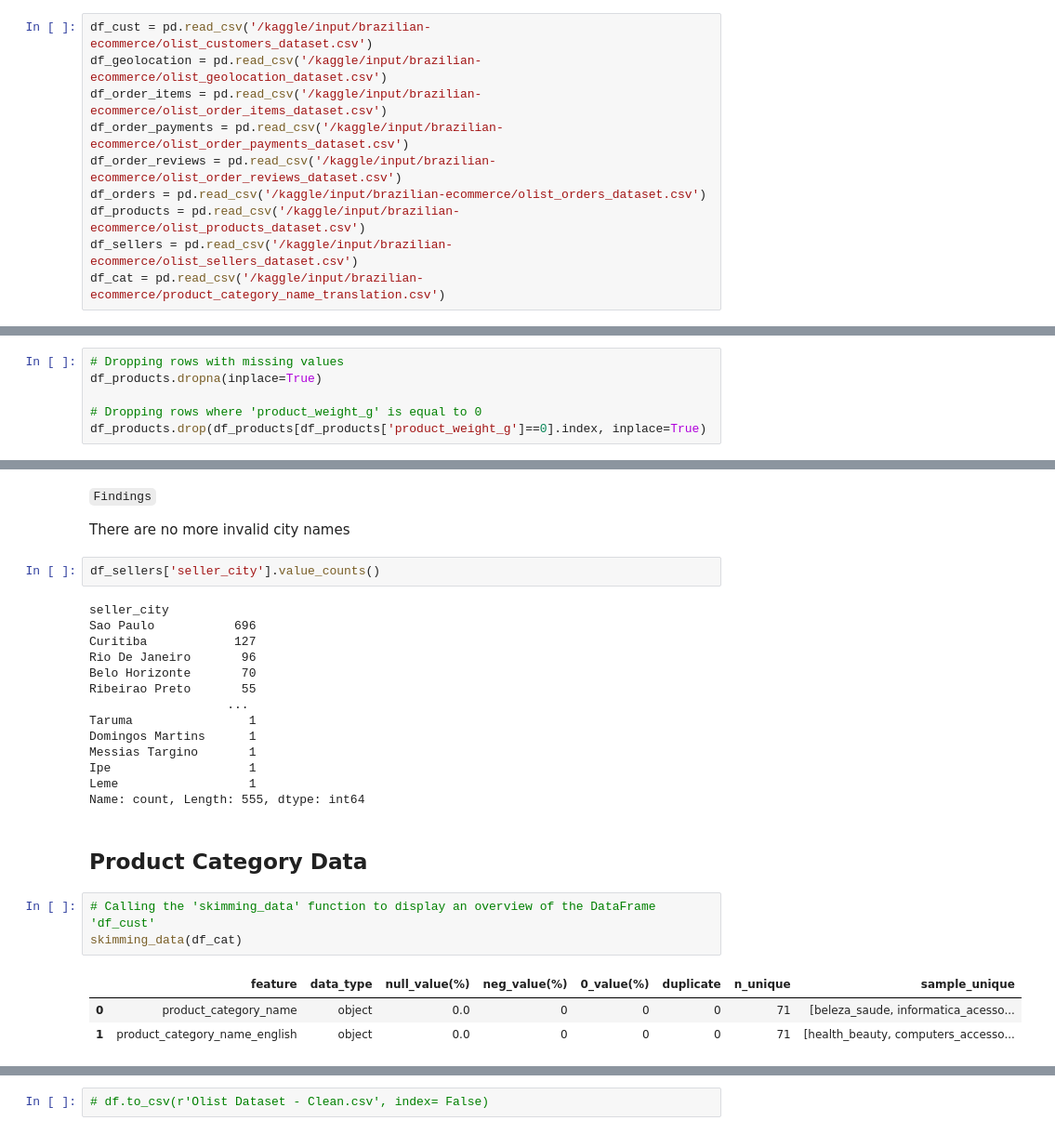
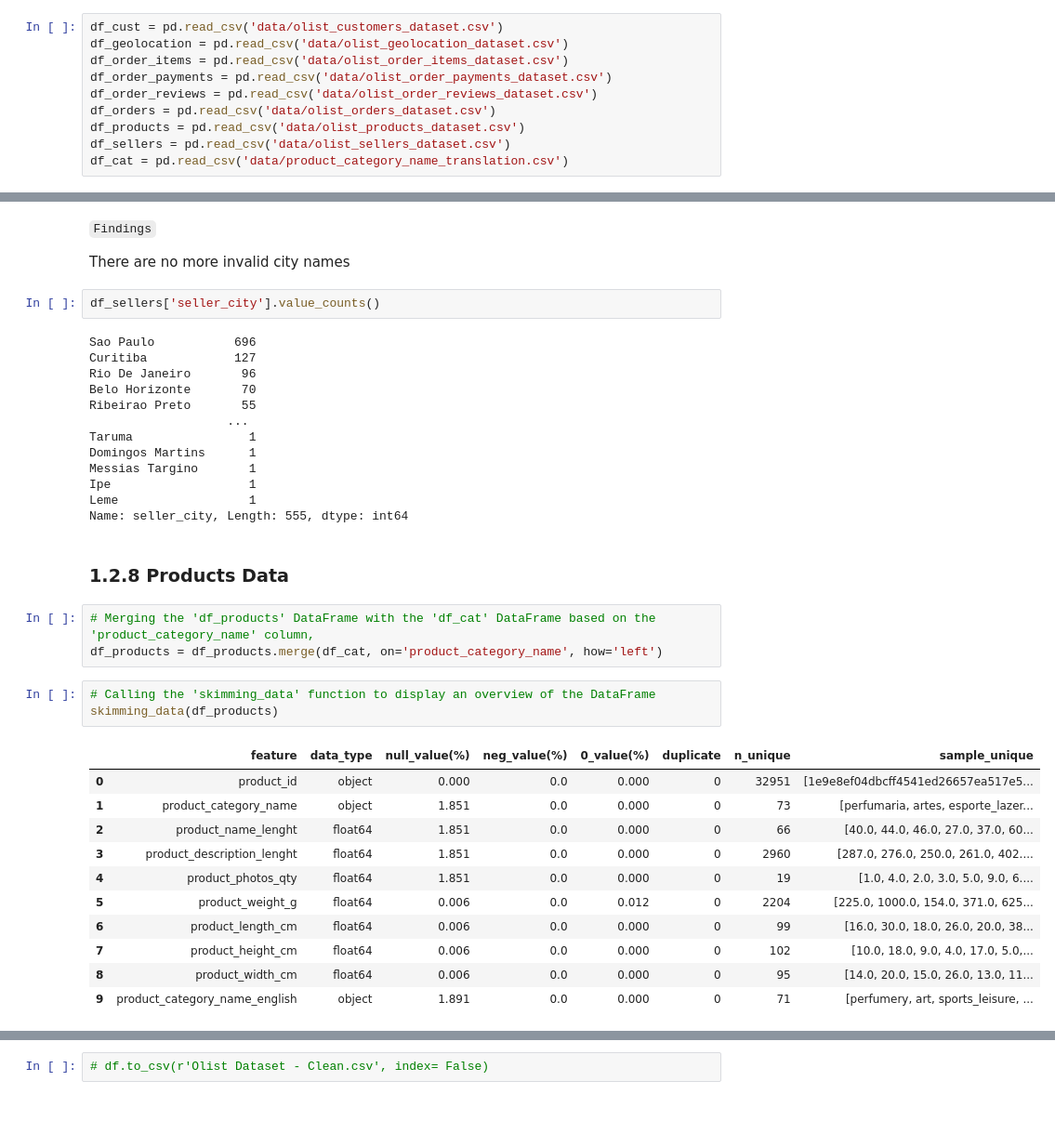
Before and after one commit to atthabrizi/brazillian_ecommerce_clustering, a Jupyter notebook: data-understanding-cleaning-olist-dataset.ipynb, the cells around one changed output, grey strips where cells are left out. Shown at 93% size. Saved outputs shown, nothing was run; the diff lists cells and outputs as text; blank space fills up the shorter version.

```diff
--- a/data-understanding-cleaning-olist-dataset.ipynb
+++ b/data-understanding-cleaning-olist-dataset.ipynb
@@ -20,10 +22,10 @@ pd.set_option("display.max_columns", None)
 # %%
-df_cust = pd.read_csv('/kaggle/input/brazilian-ecommerce/olist_customers_dataset.csv')
-df_geolocation = pd.read_csv('/kaggle/input/brazilian-ecommerce/olist_geolocation_dataset.csv')
-df_order_items = pd.read_csv('/kaggle/input/brazilian-ecommerce/olist_order_items_dataset.csv')
-df_order_payments = pd.read_csv('/kaggle/input/brazilian-ecommerce/olist_order_payments_dataset.csv')
-df_order_reviews = pd.read_csv('/kaggle/input/brazilian-ecommerce/olist_order_reviews_dataset.csv')
-df_orders = pd.read_csv('/kaggle/input/brazilian-ecommerce/olist_orders_dataset.csv')
-df_products = pd.read_csv('/kaggle/input/brazilian-ecommerce/olist_products_dataset.csv')
-df_sellers = pd.read_csv('/kaggle/input/brazilian-ecommerce/olist_sellers_dataset.csv')
-df_cat = pd.read_csv('/kaggle/input/brazilian-ecommerce/product_category_name_translation.csv')
+df_cust = pd.read_csv('data/olist_customers_dataset.csv')
+df_geolocation = pd.read_csv('data/olist_geolocation_dataset.csv')
+df_order_items = pd.read_csv('data/olist_order_items_dataset.csv')
+df_order_payments = pd.read_csv('data/olist_order_payments_dataset.csv')
+df_order_reviews = pd.read_csv('data/olist_order_reviews_dataset.csv')
+df_orders = pd.read_csv('data/olist_orders_dataset.csv')
+df_products = pd.read_csv('data/olist_products_dataset.csv')
+df_sellers = pd.read_csv('data/olist_sellers_dataset.csv')
+df_cat = pd.read_csv('data/product_category_name_translation.csv')
@@ -689,6 +700,0 @@ Because the missing data and zero values is relatively small (<2%), the data wil
-# %%
-# Dropping rows with missing values
-df_products.dropna(inplace=True)
-
-# Dropping rows where 'product_weight_g' is equal to 0
-df_products.drop(df_products[df_products['product_weight_g']==0].index, inplace=True)
@@ -775,7 +790,6 @@ There are no more invalid city names
 # %%
 df_sellers['seller_city'].value_counts()
 # %% [output]
-seller_city
 Sao Paulo           696
 Curitiba            127
 Rio De Janeiro       96
@@ -787,13 +801,24 @@ Domingos Martins      1
 Messias Targino       1
 Ipe                   1
 Leme                  1
-Name: count, Length: 555, dtype: int64
+Name: seller_city, Length: 555, dtype: int64
-# %% [markdown]
-## Product Category Data
+# %% [markdown]
+### 1.2.8 Products Data
+# %%
+# Merging the 'df_products' DataFrame with the 'df_cat' DataFrame based on the 'product_category_name' column,
+df_products = df_products.merge(df_cat, on='product_category_name', how='left')
 # %%
-# Calling the 'skimming_data' function to display an overview of the DataFrame 'df_cust'
-skimming_data(df_cat)
+# Calling the 'skimming_data' function to display an overview of the DataFrame
+skimming_data(df_products)
 # %% [output]
 |  | feature | data_type | null_value(%) | neg_value(%) | 0_value(%) | duplicate | n_unique | sample_unique |
-| 0 | product_category_name | object | 0.0 | 0 | 0 | 0 | 71 | [beleza_saude, informatica_acesso... |
-| 1 | product_category_name_english | object | 0.0 | 0 | 0 | 0 | 71 | [health_beauty, computers_accesso... |
+| 0 | product_id | object | 0.000 | 0.0 | 0.000 | 0 | 32951 | [1e9e8ef04dbcff4541ed26657ea517e5... |
+| 1 | product_category_name | object | 1.851 | 0.0 | 0.000 | 0 | 73 | [perfumaria, artes, esporte_lazer... |
+| 2 | product_name_lenght | float64 | 1.851 | 0.0 | 0.000 | 0 | 66 | [40.0, 44.0, 46.0, 27.0, 37.0, 60... |
+| 3 | product_description_lenght | float64 | 1.851 | 0.0 | 0.000 | 0 | 2960 | [287.0, 276.0, 250.0, 261.0, 402.... |
+| 4 | product_photos_qty | float64 | 1.851 | 0.0 | 0.000 | 0 | 19 | [1.0, 4.0, 2.0, 3.0, 5.0, 9.0, 6.... |
+| 5 | product_weight_g | float64 | 0.006 | 0.0 | 0.012 | 0 | 2204 | [225.0, 1000.0, 154.0, 371.0, 625... |
+| 6 | product_length_cm | float64 | 0.006 | 0.0 | 0.000 | 0 | 99 | [16.0, 30.0, 18.0, 26.0, 20.0, 38... |
+| 7 | product_height_cm | float64 | 0.006 | 0.0 | 0.000 | 0 | 102 | [10.0, 18.0, 9.0, 4.0, 17.0, 5.0,... |
+| 8 | product_width_cm | float64 | 0.006 | 0.0 | 0.000 | 0 | 95 | [14.0, 20.0, 15.0, 26.0, 13.0, 11... |
+| 9 | product_category_name_english | object | 1.891 | 0.0 | 0.000 | 0 | 71 | [perfumery, art, sports_leisure, ... |
```
Also changed, not shown: parts of 52 cells of this notebook.
